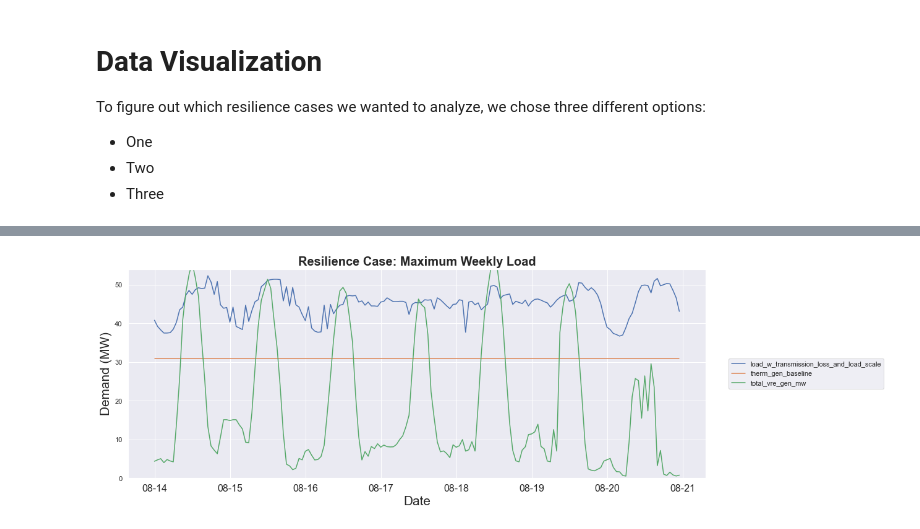
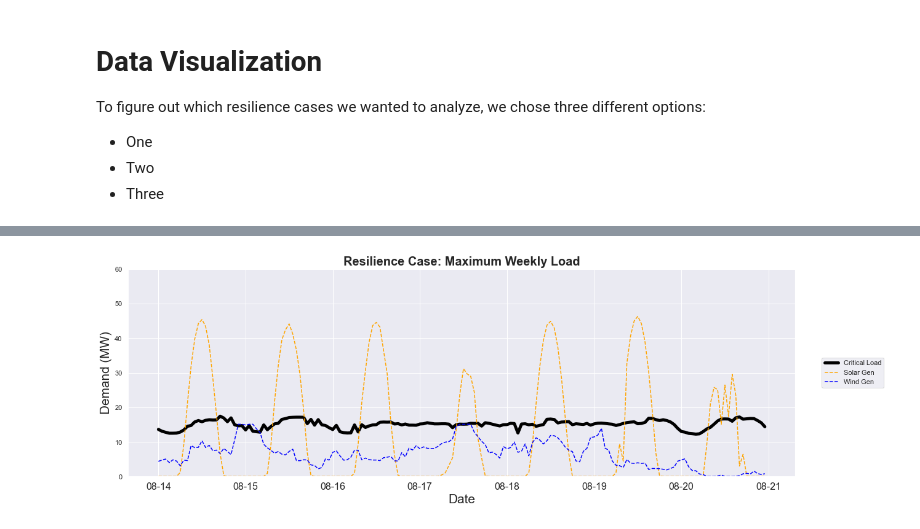
Before and after one commit to b-o-l-l-a/aes-engy-692, a Jupyter notebook: amerigo_island/notebooks/resilience.ipynb, the cells around one changed output, grey strips where cells are left out. Cells and saved outputs as stored; diff of their text form; code cells hidden in the pictures.

Commit message:
w visualizations

```diff
--- a/amerigo_island/notebooks/resilience.ipynb
+++ b/amerigo_island/notebooks/resilience.ipynb
@@ -46,21 +46,11 @@ hour_colname = 'hour'
 load_w_transmission_loss_and_load_scale_colname = 'load_w_transmission_loss_and_load_scale'
 load_vre_diff_colname = 'load_vre_diff'
 total_vre_gen_colname = 'total_vre_gen_mw'
+critical_load_mw_colname = 'critical_load_mw'
 therm_gen_baseline_colname = 'therm_gen_baseline'
 load_after_therm_gen_baseline_colname = 'load_after_therm_gen_baseline'
 load_after_therm_gen_baseline_and_vre_prod_colname = 'load_after_therm_gen_baseline_and_vre_prod'
 curtailment_after_therm_gen_baseline_and_vre_colname = 'curtailment_after_therm_gen_baseline_and_vre' # Post Grid Demand VRE Curtailment
-
-# addtl common cols, tbd on whether we still need
-# weekday_colname = 'weekday'
-# load_vre_diff_colname = 'load_vre_diff'
-# prev_7_load_colname = 'prev_7_load'
-# prev_7_load_vre_diff_colname = 'prev_7_load_vre_diff'
-# prev_7_vre_gen_colname = 'prev_7_vre_gen'
-# critical_load_mw_colname = 'critical_load_mw'
-# critical_load_less_vre_colname = 'critical_load_less_vre_mw'
-# load_after_thermal_gen_colname = 'load_after_thermal_gen'
-# surplus_vre_colname = 'surplus_vre'
 
 ### HYDROGEN
 req_hydrogen_kg_colname = 'reqd_hydrogen_kg'
@@ -186,6 +176,8 @@ def add_common_derived_columns(df):
     decorated_df[load_w_transmission_loss_and_load_scale_colname] = \
         decorated_df[orig_load_colname] / \
         (TRANSMISSION_EFFICIENCY * LOAD_SCALING_FACTOR)
+
+    decorated_df[critical_load_mw_colname] = decorated_df[load_w_transmission_loss_and_load_scale_colname] * CRITICAL_LOAD_PERC
 
     decorated_df[therm_gen_baseline_colname] = THERMAL_BASE_GEN_MW
 
@@ -837,21 +815,21 @@ import math
 # %%
 sns.set(rc={'figure.figsize':(18, 6)})
 fig = plt.figure()
 subplot = fig.add_subplot(1, 1, 1)
-subplot.set_ylim([0,54])
-plt.plot(date_colname, load_w_transmission_loss_and_load_scale_colname,data=resil_max_week_load_df)
-plt.plot(date_colname, therm_gen_baseline_colname, data=resil_max_week_load_df)
-plt.plot(date_colname, total_vre_gen_colname, data=resil_max_week_load_df)
+subplot.set_ylim([0,60])
+plt.plot(date_colname, critical_load_mw_colname, label="Critical Load", linewidth=5,color="black", data=resil_max_week_load_df)
+plt.plot(date_colname, solar_gen_colname, label="Solar Gen",data=resil_max_week_load_df, color="orange", linestyle="dashed")
+plt.plot(date_colname, wind_gen_colname, label="Wind Gen",data=resil_max_week_load_df, color="blue", linestyle="dashed")
 
 subplot.xaxis.set_major_formatter(mdates.DateFormatter('%m-%d'))
 
 plt.legend(bbox_to_anchor=(1.04,0.5), loc="center left", borderaxespad=0)
 plt.ylabel("Demand (MW)", fontsize="xx-large")
 plt.xlabel("Date", fontsize="xx-large")
 plt.xticks(fontsize=16)
 plt.title("Resilience Case: Maximum Weekly Load", fontdict={"fontweight": "bold", "fontsize": 20})
 
 fig.subplots_adjust(top = 0.9, hspace = 0.3)
 plt.tight_layout()
 # %% [output]
-[figure, old version]
+[figure, new version]
```
Also changed, not shown: parts of 19 cells of this notebook.
